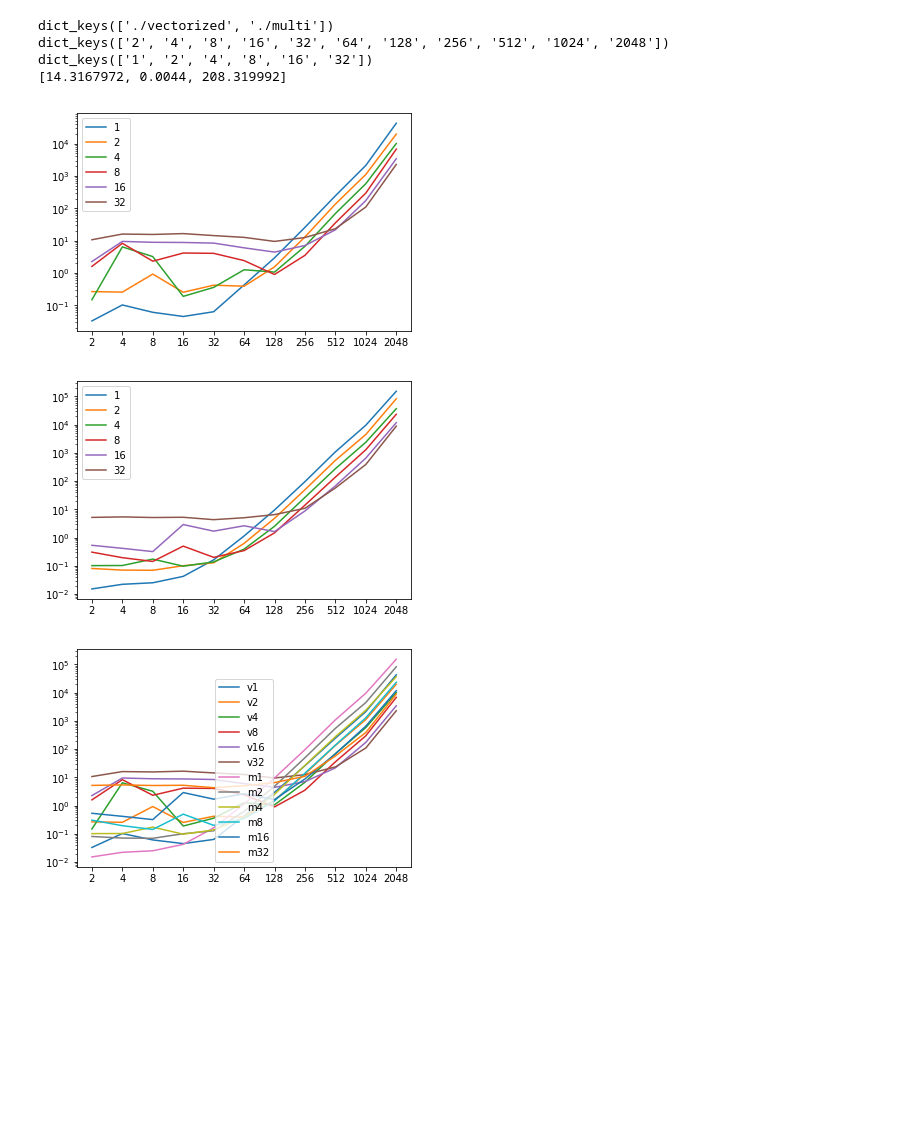
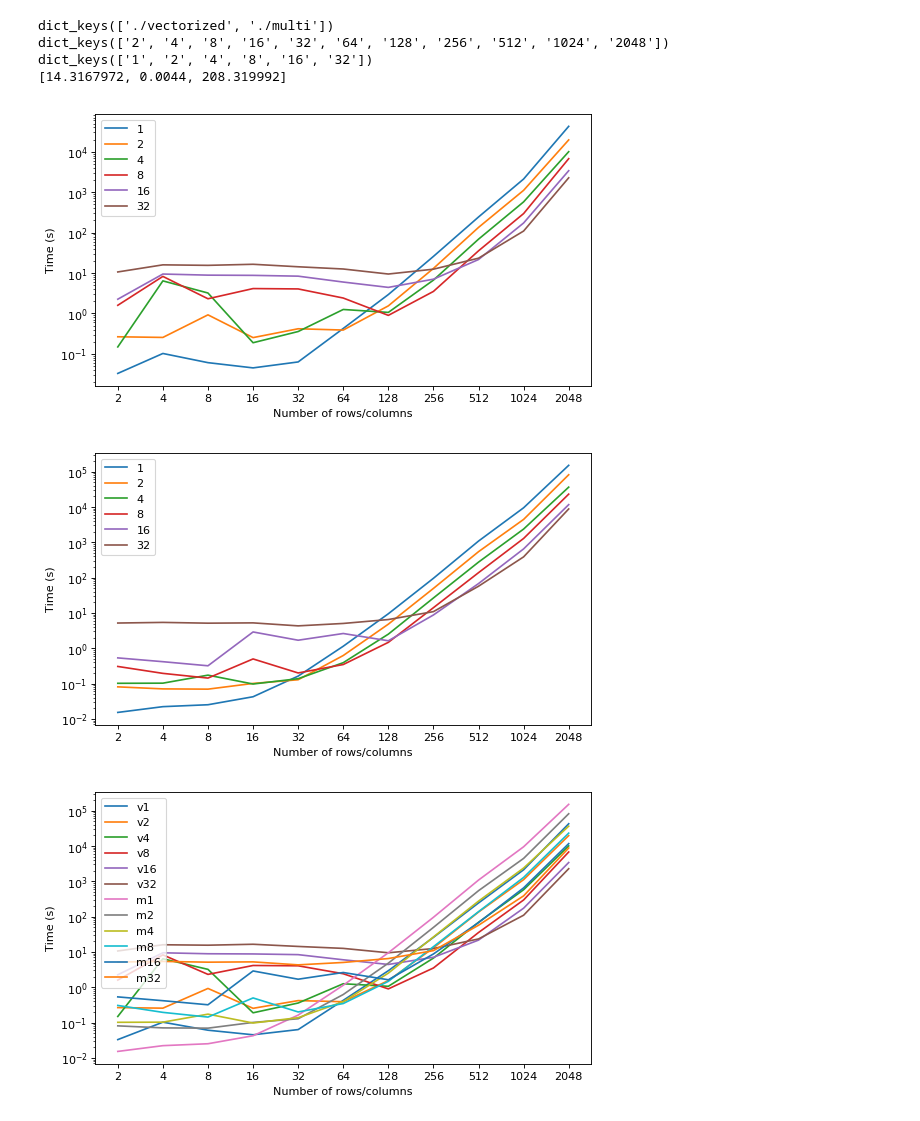
Before and after one commit to rmmartin02/MatrixMulti, a Jupyter notebook: C/Results/Multi.ipynb, the cells around one changed output. Cells and saved outputs as stored; diff of their text form; code cells hidden in the pictures; blank space fills up the shorter version.

```diff
--- a/C/Results/Multi.ipynb
+++ b/C/Results/Multi.ipynb
@@ -41,14 +41,17 @@ for k in info['./vectorized']['32'].keys():
     for a in info['./vectorized'].keys():
         vtimes[k].append(info['./vectorized'][a][k][0])
 # %%
+plt.figure(num=None, figsize=(8, 4.5), dpi=80, facecolor='w', edgecolor='k')
 for key in vtimes.keys():
     plt.plot(vtimes[key],label=key)
 plt.yscale('log')
 plt.xticks(range(len(vtimes['4'])), [2**(i+1) for i in range(len(vtimes['4']))])
 plt.legend()
+plt.ylabel("Time (s)")
+plt.xlabel("Number of rows/columns")
 plt.show()
 # %% [output]
-[figure, old version]
+[figure, new version]
 # %%
 mtimes = {}
 for k in info['./multi']['32'].keys():
@@ -56,6 +59,9 @@ for k in info['./multi']['32'].keys():
     for a in info['./multi'].keys():
         mtimes[k].append(info['./multi'][a][k][0])
 # %%
+plt.figure(num=None, figsize=(8, 4.5), dpi=80, facecolor='w', edgecolor='k')
+plt.ylabel("Time (s)")
+plt.xlabel("Number of rows/columns")
 for key in mtimes.keys():
     plt.plot(mtimes[key],label=key)
 plt.yscale('log')
@@ -63,8 +69,11 @@ plt.xticks(range(len(mtimes['4'])), [2**(i+1) for i in range(len(mtimes['4']))])
 plt.legend()
 plt.show()
 # %% [output]
-[figure, old version]
+[figure, new version]
 # %%
+plt.figure(num=None, figsize=(8, 4.5), dpi=80, facecolor='w', edgecolor='k')
+plt.ylabel("Time (s)")
+plt.xlabel("Number of rows/columns")
 for key in vtimes.keys():
     plt.plot(vtimes[key],label='v'+key)
 for key in mtimes.keys():
@@ -74,4 +83,4 @@ plt.xticks(range(len(mtimes['4'])), [2**(i+1) for i in range(len(mtimes['4']))])
 plt.legend()
 plt.show()
 # %% [output]
-[figure, old version]
+[figure, new version]
```
Also changed, not shown: 6 other files.
